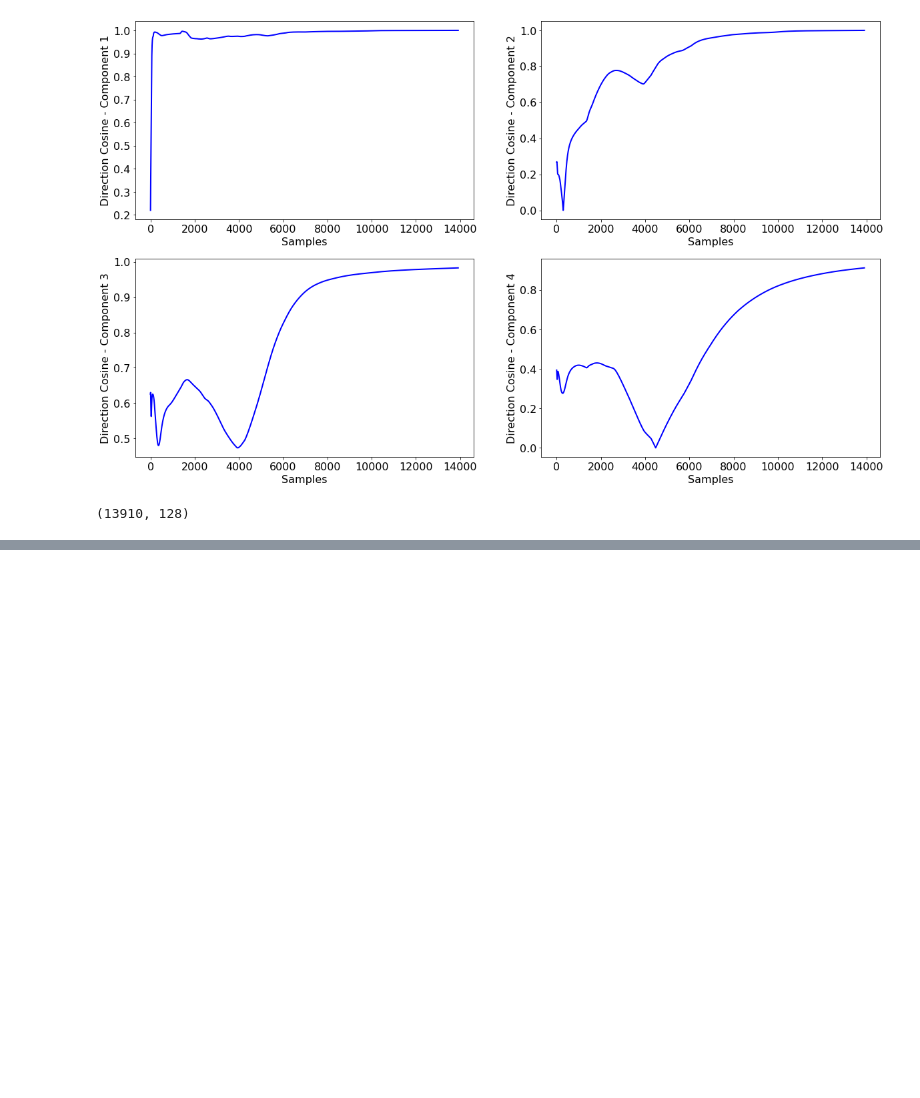
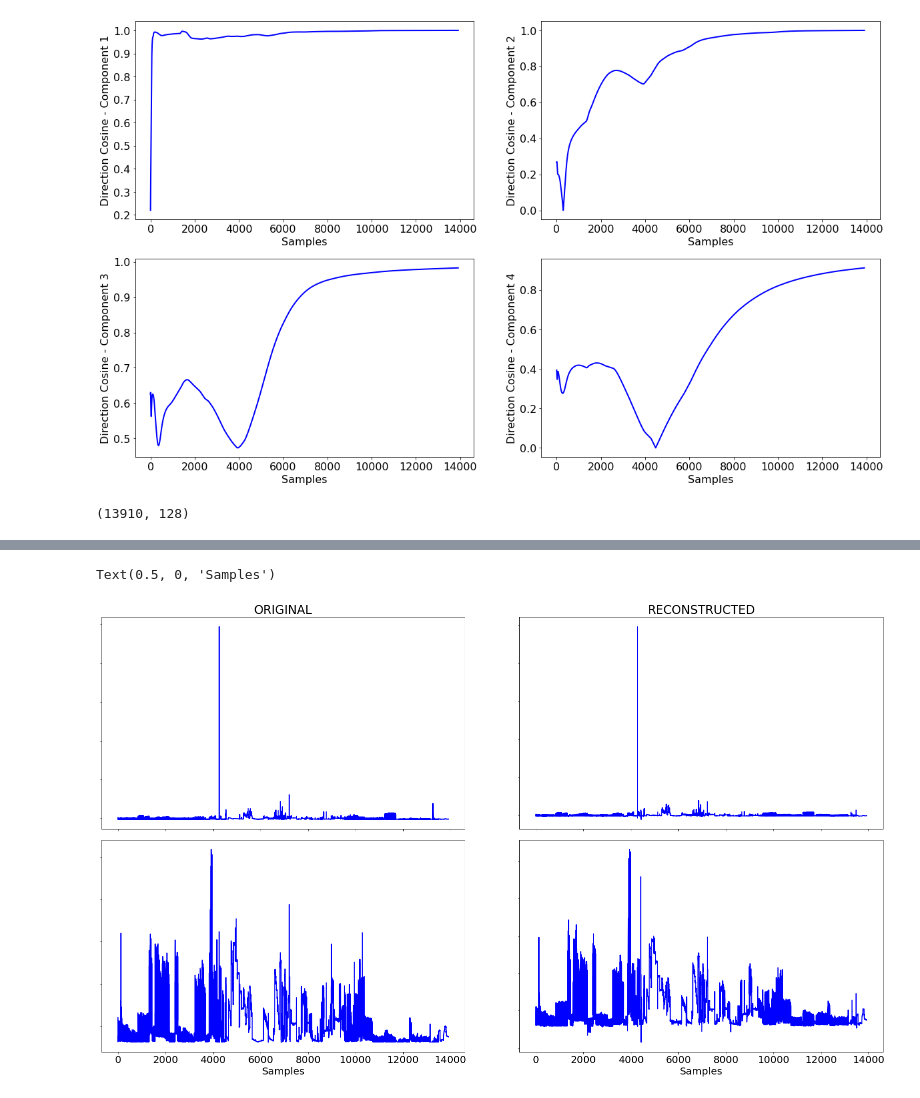
Before and after one commit to cchatterj0/AdaptiveMLAlgorithms, a Jupyter notebook: Chapter8-Expts/hi-dimension.ipynb, the cells around one changed output, grey strips where cells are left out. Saved outputs shown, nothing was run; the diff lists cells and outputs as text; code cells hidden in the pictures; blank space fills up the shorter version.

```diff
--- a/Chapter8-Expts/hi-dimension.ipynb
+++ b/Chapter8-Expts/hi-dimension.ipynb
@@ -233,0 +283,34 @@ plt.show()
+# %%
+# Plot Figure 5.1
+fig = plt.figure(figsize=(28, 16))
+plt.rcParams.update({'font.size': 20})
+cols = dataset.columns
+
+grid = plt.GridSpec(2, 2, wspace=0.15, hspace=0.05)
+
+ax1 = fig.add_subplot(grid[0, 0])
+plt.plot(X[cols[1]], lw=2, color='b')
+plt.setp(ax1.get_xticklabels(), visible=False)
+plt.setp(ax1.get_yticklabels(), visible=False)
+plt.title("ORIGINAL")
+
+ax2 = fig.add_subplot(grid[1, 0], sharex=ax1)
+plt.plot(X[cols[3]], lw=2, color='b')
+plt.setp(ax2.get_xticklabels(), visible=True)
+plt.setp(ax2.get_yticklabels(), visible=False)
+plt.xlabel('Samples')
+
+ax6 = fig.add_subplot(grid[0, 1], sharex=ax1)
+plt.plot(Y[cols[1]], lw=2, color='b')
+plt.setp(ax6.get_xticklabels(), visible=False)
+plt.setp(ax6.get_yticklabels(), visible=False)
+plt.title("RECONSTRUCTED")
+
+ax7 = fig.add_subplot(grid[1, 1], sharex=ax1)
+plt.plot(Y[cols[3]], lw=2, color='b')
+plt.setp(ax7.get_xticklabels(), visible=True)
+plt.setp(ax7.get_yticklabels(), visible=False)
+plt.xlabel('Samples')
+# %% [output]
+Text(0.5, 0, 'Samples')
+[figure, added]
```
Also changed, not shown: parts of 3 cells of this notebook, 33 other files.
